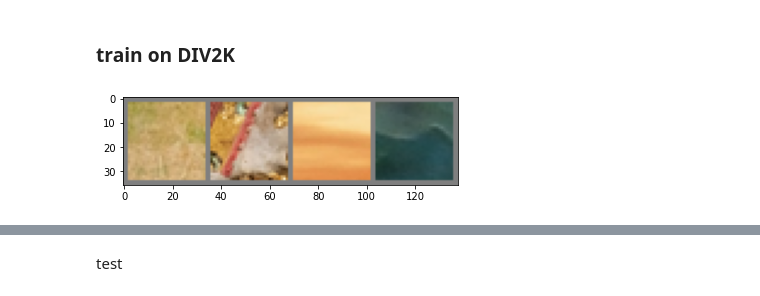
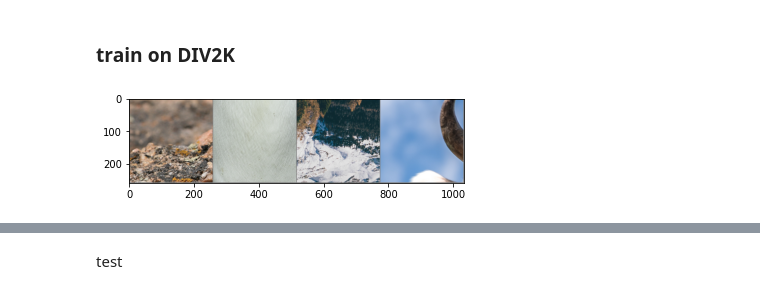
Before and after one commit to djbradyAtOpticalSciencesArizona/multiframeEstimation, a Jupyter notebook: TrainingDataForDemosaicking.ipynb, the cells around one changed output, grey strips where cells are left out. Drawn from its saved outputs; the diff is of its cells as text; code cells hidden in the pictures.

```diff
--- a/TrainingDataForDemosaicking.ipynb
+++ b/TrainingDataForDemosaicking.ipynb
@@ -355,12 +384,12 @@ class Div2kDataset(torch.utils.data.Dataset):
         return X
 # %%
 transform = transforms.Compose(
-    [transforms.RandomCrop(32),
+    [transforms.RandomCrop(256),
      transforms.ToTensor(),
      transforms.Normalize((0.5, 0.5, 0.5), (0.5, 0.5, 0.5))])
 
 trainset = Div2kDataset(root="/content", train=True, transform=transform) ## set root to '.' doesnt work
-trainloader = torch.utils.data.DataLoader(trainset, batch_size=4,
+trainloader = torch.utils.data.DataLoader(trainset, batch_size=16,
                                           shuffle=True, num_workers=2)
 testset = Div2kDataset(root="/content", train=False, transform=transform)
 testloader = torch.utils.data.DataLoader(testset, batch_size=4,
@@ -368,9 +397,9 @@ testloader = torch.utils.data.DataLoader(testset, batch_size=4,
 # %%
 dataiter = iter(trainloader)
 images = dataiter.next()
-imshow(torchvision.utils.make_grid(images))
+imshow(torchvision.utils.make_grid(images[:4]))
 # %% [output]
-[figure, old version]
+[figure, new version]
 # %%
 import torch.optim as optim
 
```
Also changed, not shown: parts of 9 cells of this notebook.
